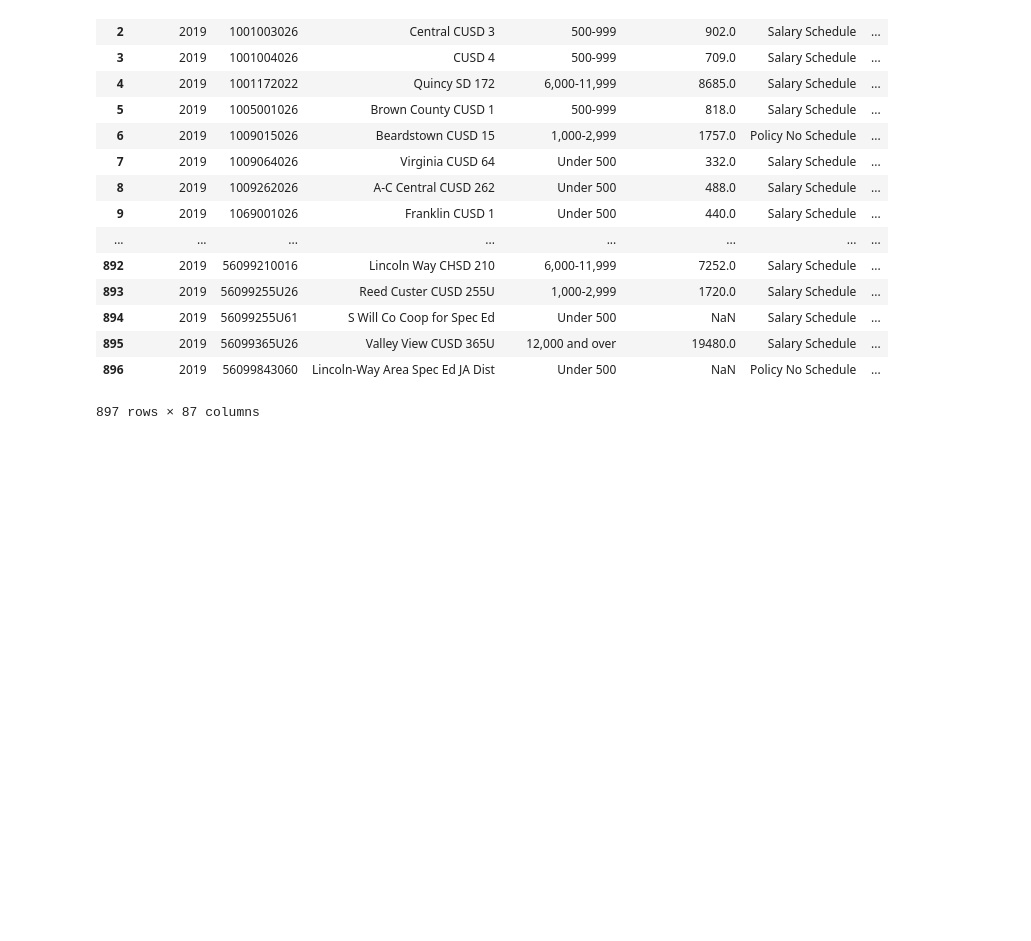
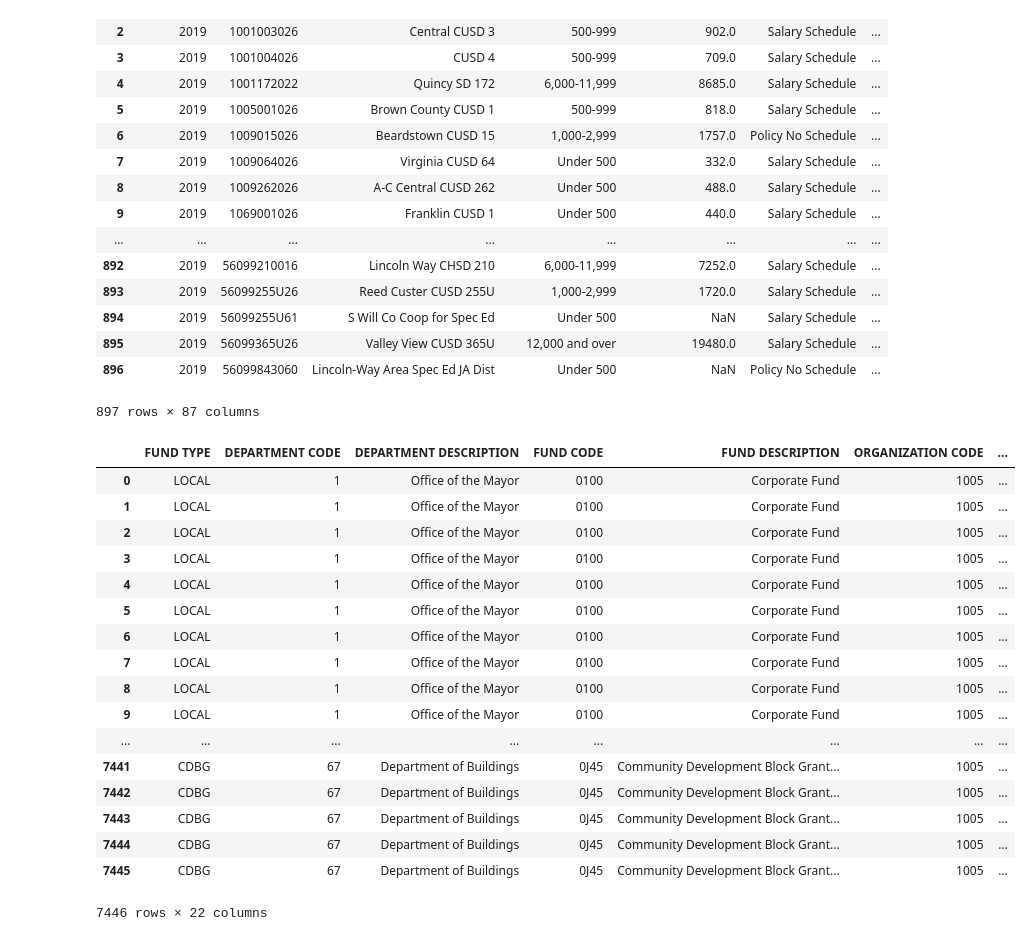
Before and after one commit to kathleengraham/chicago-public-school-ETL, a Jupyter notebook: cps-etl.ipynb, the cells around one changed output. Drawn from its saved outputs; the diff is of its cells as text; code cells hidden in the pictures; blank space fills up the shorter version.

```diff
--- a/cps-etl.ipynb
+++ b/cps-etl.ipynb
@@ -118,3 +181,27 @@ teacher_salary_df
 897 rows × 87 columns
 # %%
 # transform teacher salary data frame here
+# %%
+# extract teacher salary
+positions_salary_file = "data/Budget_2019_Positions_and_Salaries.csv"
+positions_salary_df = pd.read_csv(positions_salary_file)
+positions_salary_df
+# %% [output]
+|  | FUND TYPE | DEPARTMENT CODE | DEPARTMENT DESCRIPTION | FUND CODE | FUND DESCRIPTION | ORGANIZATION CODE | ... |
+| 0 | LOCAL | 1 | Office of the Mayor | 0100 | Corporate Fund | 1005 | ... |
+| 1 | LOCAL | 1 | Office of the Mayor | 0100 | Corporate Fund | 1005 | ... |
+| 2 | LOCAL | 1 | Office of the Mayor | 0100 | Corporate Fund | 1005 | ... |
+| 3 | LOCAL | 1 | Office of the Mayor | 0100 | Corporate Fund | 1005 | ... |
+| 4 | LOCAL | 1 | Office of the Mayor | 0100 | Corporate Fund | 1005 | ... |
+| 5 | LOCAL | 1 | Office of the Mayor | 0100 | Corporate Fund | 1005 | ... |
+| 6 | LOCAL | 1 | Office of the Mayor | 0100 | Corporate Fund | 1005 | ... |
+| 7 | LOCAL | 1 | Office of the Mayor | 0100 | Corporate Fund | 1005 | ... |
+| 8 | LOCAL | 1 | Office of the Mayor | 0100 | Corporate Fund | 1005 | ... |
+| 9 | LOCAL | 1 | Office of the Mayor | 0100 | Corporate Fund | 1005 | ... |
+| ... | ... | ... | ... | ... | ... | ... | ... |
+| 7441 | CDBG | 67 | Department of Buildings | 0J45 | Community Development Block Grant... | 1005 | ... |
+| 7442 | CDBG | 67 | Department of Buildings | 0J45 | Community Development Block Grant... | 1005 | ... |
+| 7443 | CDBG | 67 | Department of Buildings | 0J45 | Community Development Block Grant... | 1005 | ... |
+| 7444 | CDBG | 67 | Department of Buildings | 0J45 | Community Development Block Grant... | 1005 | ... |
+| 7445 | CDBG | 67 | Department of Buildings | 0J45 | Community Development Block Grant... | 1005 | ... |
+7446 rows × 22 columns
```
Also changed, not shown: parts of 4 cells of this notebook.
